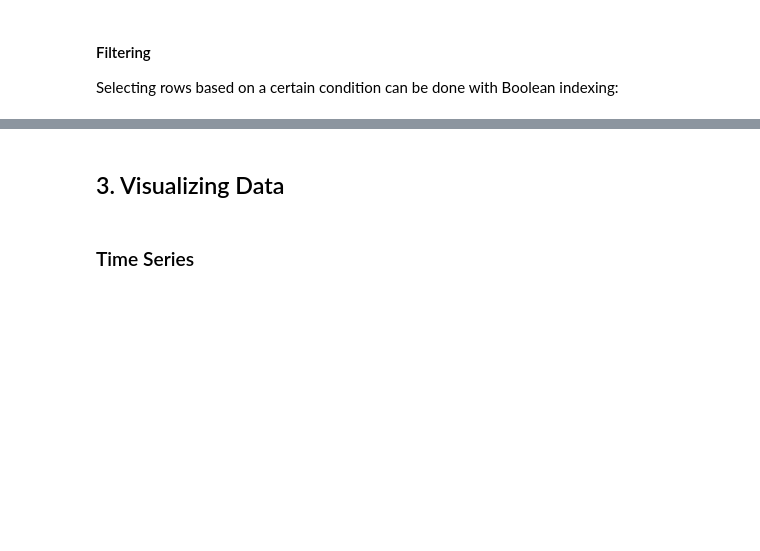
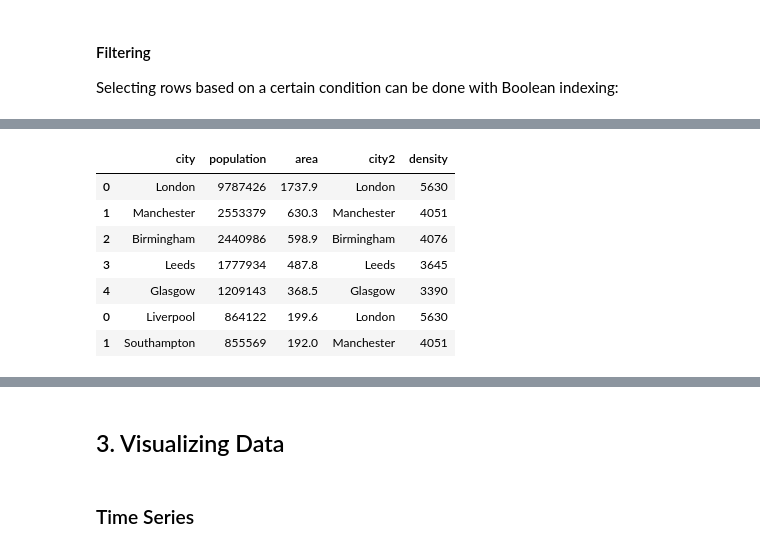
Before and after one commit to IBMDeveloperUK/Python-Pandas-Workshop, a Jupyter notebook: pandas-workshop.ipynb, the cells around one changed output, grey strips where cells are left out. Saved outputs shown, nothing was run; the diff lists cells and outputs as text; code cells hidden in the pictures; blank space fills up the shorter version.

```diff
--- a/pandas-workshop.ipynb
+++ b/pandas-workshop.ipynb
@@ -278,0 +459,10 @@ Fill them with for instance the average of the column, or any other value
+# %%
+data = {'city':       ['London','Manchester','Birmingham','Leeds','Glasgow'],
+        'population': [9787426,  2553379,     2440986,    1777934,1209143],
+        'area':       [1737.9,   630.3,       598.9,      487.8,  368.5 ]}
+cities = pd.DataFrame(data)
+
+data2 = {'city':       ['Liverpool','Southampton'],
+        'population': [864122,  855569],
+        'area':       [199.6,   192.0]}
+cities2 = pd.DataFrame(data2)
@@ -278,0 +487,12 @@ Fill them with for instance the average of the column, or any other value
+# %%
+cities = pd.concat([cities, cities3], axis=1, join='inner')
+cities
+# %% [output]
+|  | city | population | area | city2 | density |
+| 0 | London | 9787426 | 1737.9 | London | 5630 |
+| 1 | Manchester | 2553379 | 630.3 | Manchester | 4051 |
+| 2 | Birmingham | 2440986 | 598.9 | Birmingham | 4076 |
+| 3 | Leeds | 1777934 | 487.8 | Leeds | 3645 |
+| 4 | Glasgow | 1209143 | 368.5 | Glasgow | 3390 |
+| 0 | Liverpool | 864122 | 199.6 | London | 5630 |
+| 1 | Southampton | 855569 | 192.0 | Manchester | 4051 |
```
Also changed, not shown: parts of 97 cells of this notebook.
